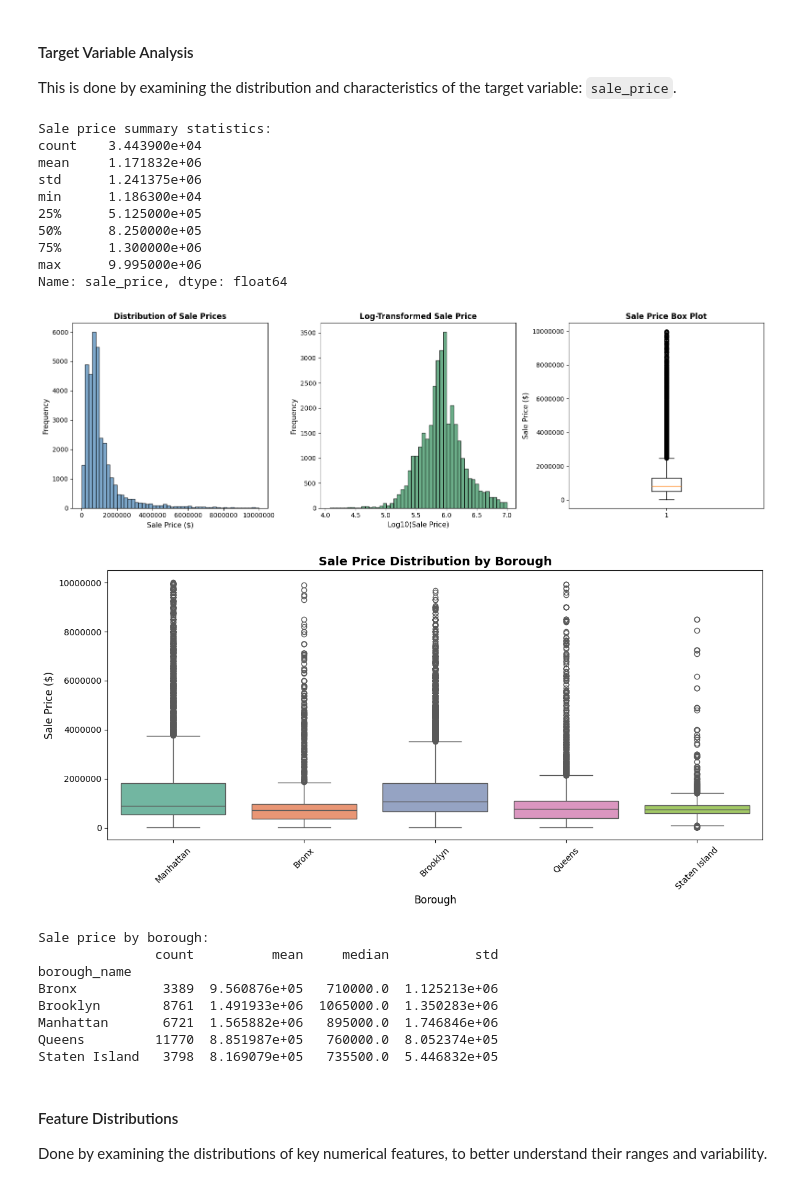
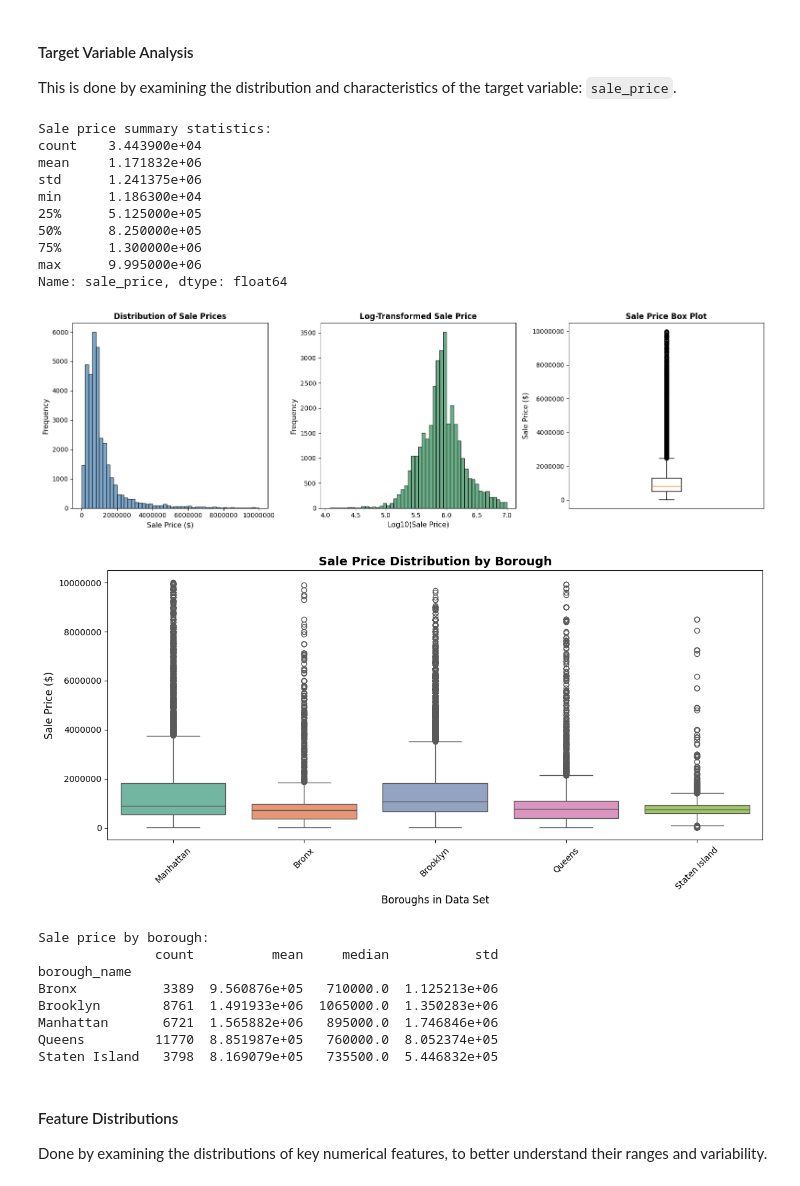
Before and after one commit to celina-ayl/capstone_project, a Jupyter notebook: capstone_project.ipynb, the cells around one changed output. Saved outputs shown, nothing was run; the diff lists cells and outputs as text; code cells hidden in the pictures.

```diff
--- a/capstone_project.ipynb
+++ b/capstone_project.ipynb
@@ -120,6 +121,8 @@ axes[1].set_title('Log-Transformed Sale Price', fontsize=12, fontweight='bold')
 # 3 - box plot of sale price
 axes[2].boxplot(df['sale_price'], vert=True)        # create box plot
 axes[2].set_ylabel('Sale Price ($)', fontsize=11)   # y-axis label
+axes[2].set_xticks([])                            # remove x-axis ticks
+axes[2].set_xlabel('')                            # remove x-axis label
 axes[2].set_title('Sale Price Box Plot', fontsize=12, fontweight='bold')  # title
 axes[2].ticklabel_format(style='plain', axis='y')   # prevent scientific notation on y-axis
 
@@ -137,35 +140,35 @@ sns.boxplot(
     data=df,
     x='borough_name',
     y='sale_price',
     hue='borough_name',
     palette='Set2',
     legend=False
 )
 # customizing the plots
-plt.xlabel('Borough', fontsize=12) # x-axis label
+plt.xlabel('Boroughs in Data Set', fontsize=12) # x-axis label
 plt.ylabel('Sale Price ($)', fontsize=12) # y-axis label
 plt.title('Sale Price Distribution by Borough', fontsize=14, fontweight='bold') # title
 plt.xticks(rotation=45) # rotate x-axis labels for better readability
 plt.ticklabel_format(style='plain', axis='y') # prevent scientific notation on y-axis
 plt.tight_layout() # adjust layout
 plt.show() # show plots
 
 # summary by borough of sale price
 print("\nSale price by borough:")
 print(df.groupby('borough_name')['sale_price'].agg(['count', 'mean', 'median', 'std']))
 # %% [output]
 Sale price summary statistics:
 count    3.443900e+04
 mean     1.171832e+06
 std      1.241375e+06
 min      1.186300e+04
 25%      5.125000e+05
 50%      8.250000e+05
 75%      1.300000e+06
 max      9.995000e+06
 Name: sale_price, dtype: float64
 [figure]
-[figure, old version]
+[figure, new version]
 Sale price by borough:
                count          mean     median           std
 borough_name
```
Also changed, not shown: parts of 3 cells of this notebook.
